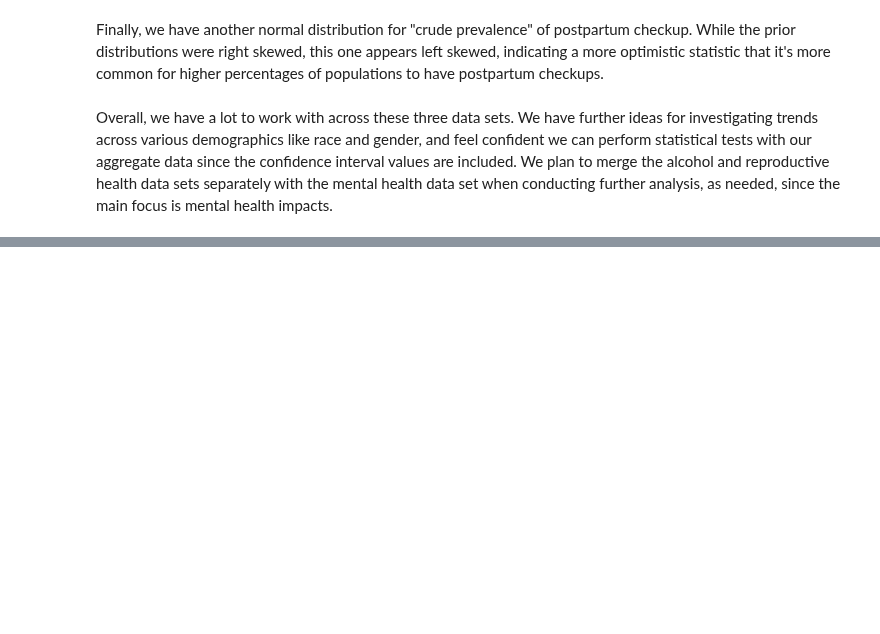
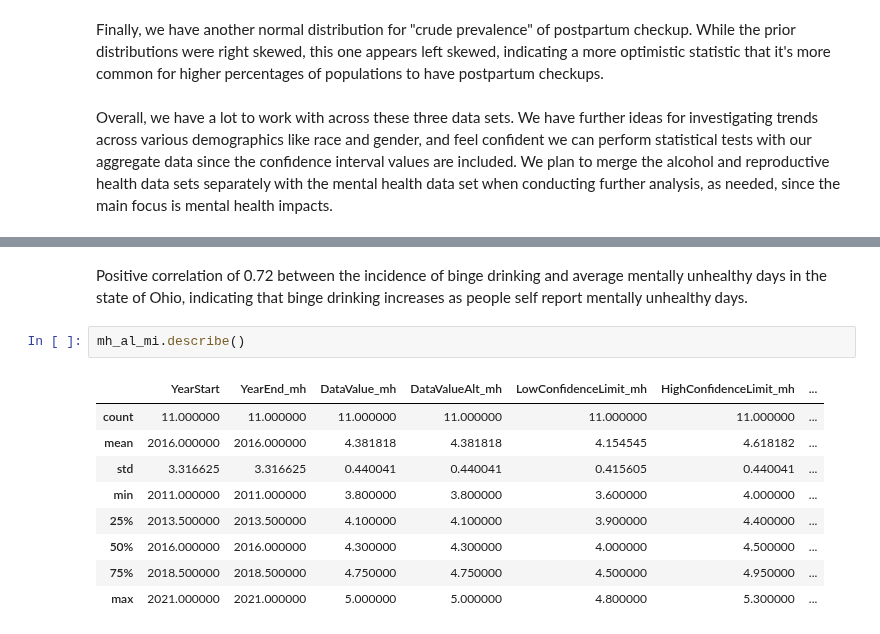
Before and after one commit to jrmcmill/618-project, a Jupyter notebook: JMproject-description.ipynb, the cells around one changed output, grey strips where cells are left out. Cells and saved outputs as stored; diff of their text form; blank space fills up the shorter version.

```diff
--- a/JMproject-description.ipynb
+++ b/JMproject-description.ipynb
@@ -475,0 +531,14 @@ Overall, we have a lot to work with across these three data sets. We have furthe
+# %% [markdown]
+Positive correlation of 0.72 between the incidence of binge drinking and average mentally unhealthy days in the state of Ohio, indicating that binge drinking increases as people self report mentally unhealthy days.
+# %%
+mh_al_mi.describe()
+# %% [output]
+|  | YearStart | YearEnd_mh | DataValue_mh | DataValueAlt_mh | LowConfidenceLimit_mh | HighConfidenceLimit_mh | ... |
+| count | 11.000000 | 11.000000 | 11.000000 | 11.000000 | 11.000000 | 11.000000 | ... |
+| mean | 2016.000000 | 2016.000000 | 4.381818 | 4.381818 | 4.154545 | 4.618182 | ... |
+| std | 3.316625 | 3.316625 | 0.440041 | 0.440041 | 0.415605 | 0.440041 | ... |
+| min | 2011.000000 | 2011.000000 | 3.800000 | 3.800000 | 3.600000 | 4.000000 | ... |
+| 25% | 2013.500000 | 2013.500000 | 4.100000 | 4.100000 | 3.900000 | 4.400000 | ... |
+| 50% | 2016.000000 | 2016.000000 | 4.300000 | 4.300000 | 4.000000 | 4.500000 | ... |
+| 75% | 2018.500000 | 2018.500000 | 4.750000 | 4.750000 | 4.500000 | 4.950000 | ... |
+| max | 2021.000000 | 2021.000000 | 5.000000 | 5.000000 | 4.800000 | 5.300000 | ... |
```
Also changed, not shown: parts of 9 cells of this notebook.
